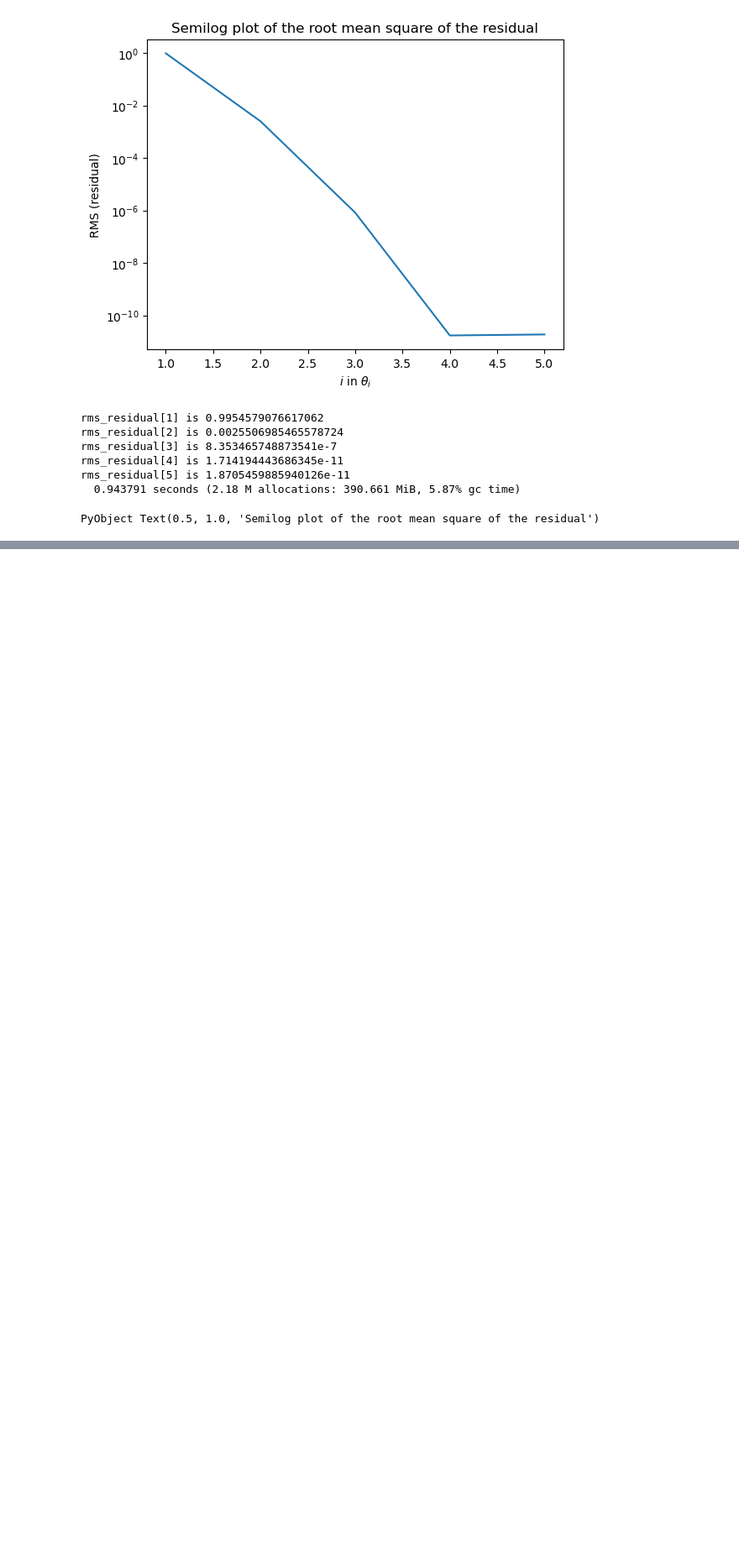
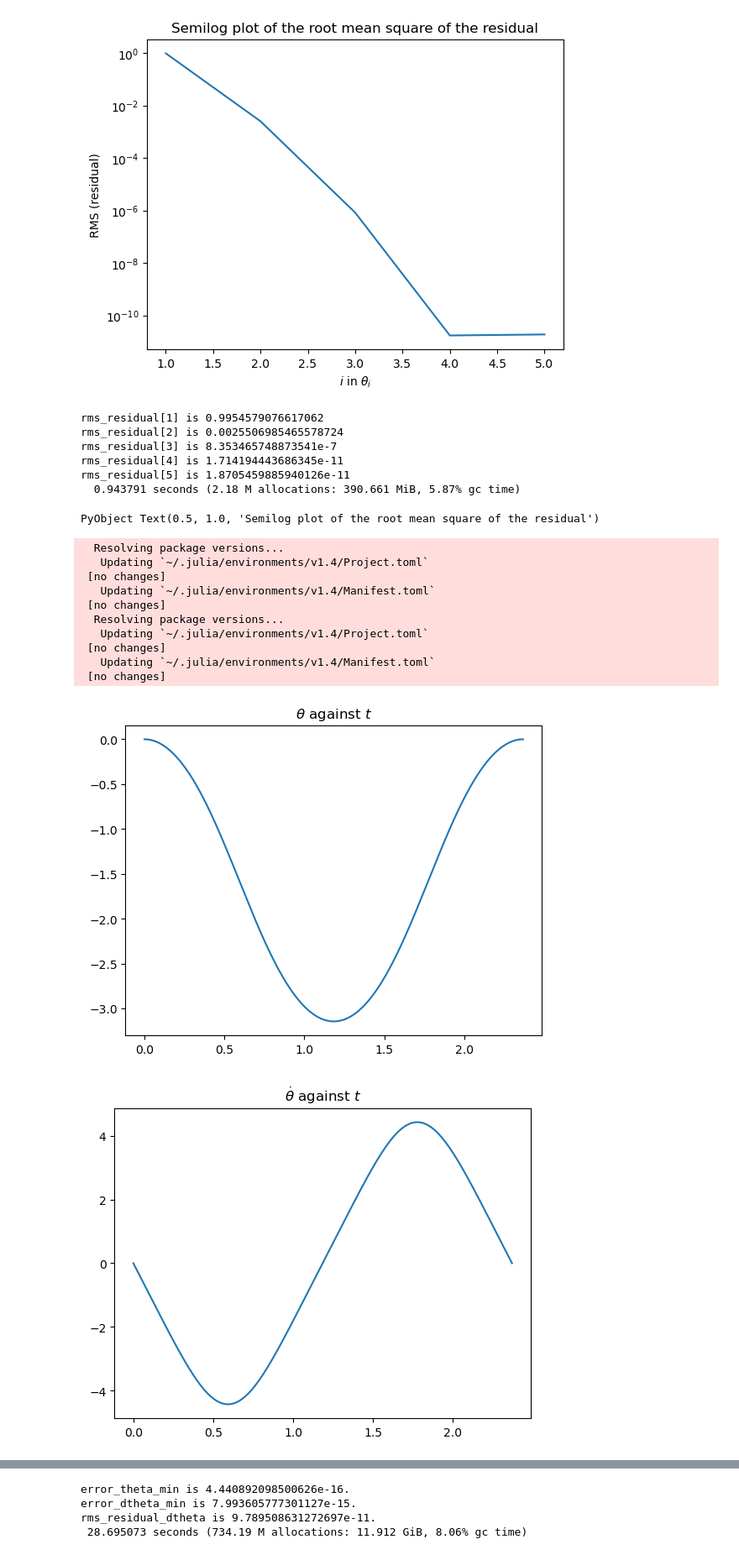
Before and after one commit to fusion809/julia-scripts, a Jupyter notebook: Simple pendulum/Simple_pendulum.ipynb, the cells around one changed output, grey strips where cells are left out. Shown at 84% size. Saved outputs shown, nothing was run; the diff lists cells and outputs as text; code cells hidden in the pictures; blank space fills up the shorter version.

```diff
--- a/Simple pendulum/Simple_pendulum.ipynb
+++ b/Simple pendulum/Simple_pendulum.ipynb
@@ -25,3 +25,18 @@ rms_residual[4] is 1.714194443686345e-11
 rms_residual[5] is 1.8705459885940126e-11
   0.943791 seconds (2.18 M allocations: 390.661 MiB, 5.87% gc time)
 PyObject Text(0.5, 1.0, 'Semilog plot of the root mean square of the residual')
+# %%
+@time include("RK4.jl")
+# %% [output]
+  Resolving package versions...
+   Updating `~/.julia/environments/v1.4/Project.toml`
+ [no changes]
+   Updating `~/.julia/environments/v1.4/Manifest.toml`
+ [no changes]
+  Resolving package versions...
+   Updating `~/.julia/environments/v1.4/Project.toml`
+ [no changes]
+   Updating `~/.julia/environments/v1.4/Manifest.toml`
+ [no changes]
+[figure, added]
+[figure, added]
@@ -27,0 +45,4 @@ PyObject Text(0.5, 1.0, 'Semilog plot of the root mean square of the residual')
+error_theta_min is 4.440892098500626e-16.
+error_dtheta_min is 7.993605777301127e-15.
+rms_residual_dtheta is 9.789508631272697e-11.
+ 28.695073 seconds (734.19 M allocations: 11.912 GiB, 8.06% gc time)
```
Also changed, not shown: parts of 2 cells of this notebook, 2 other files.
